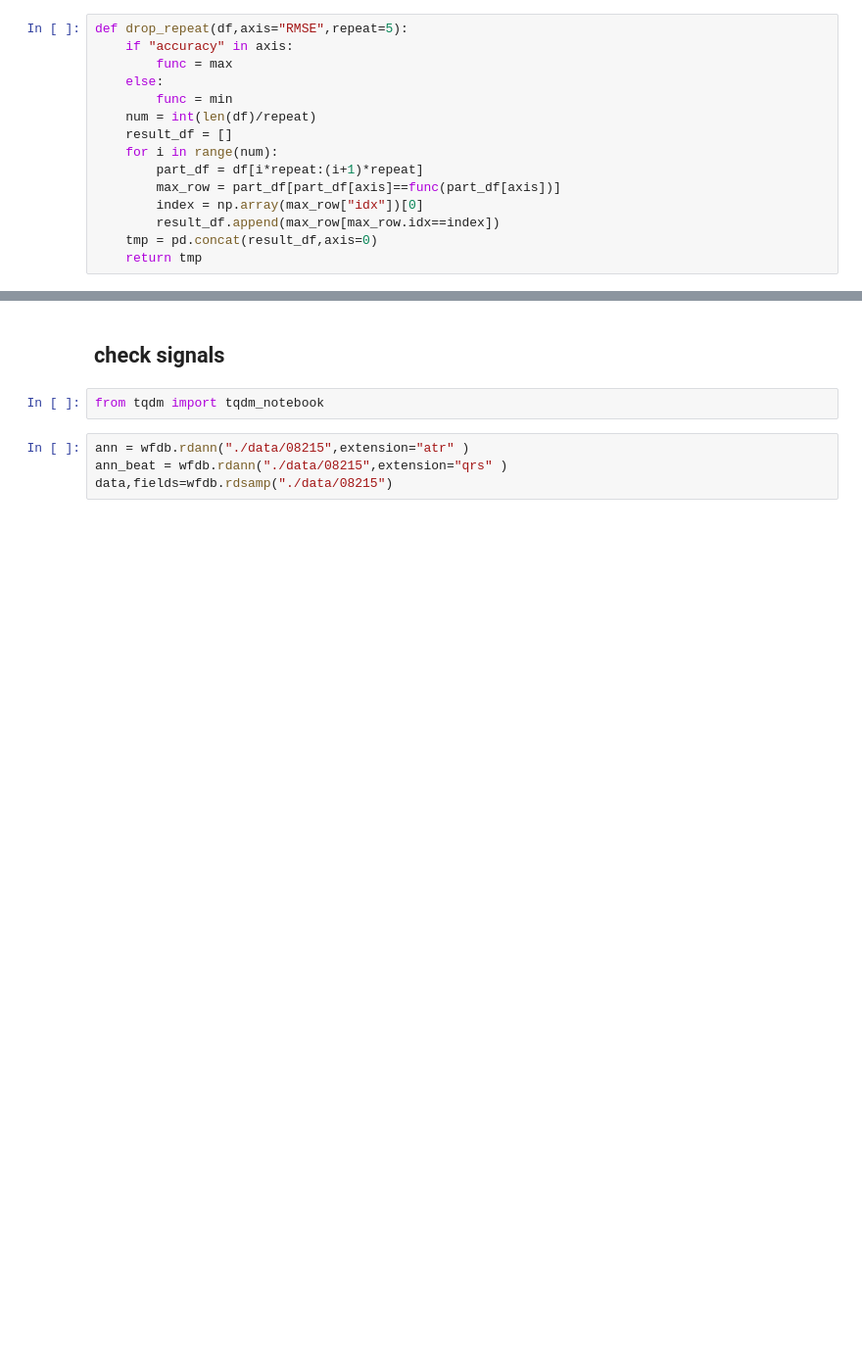
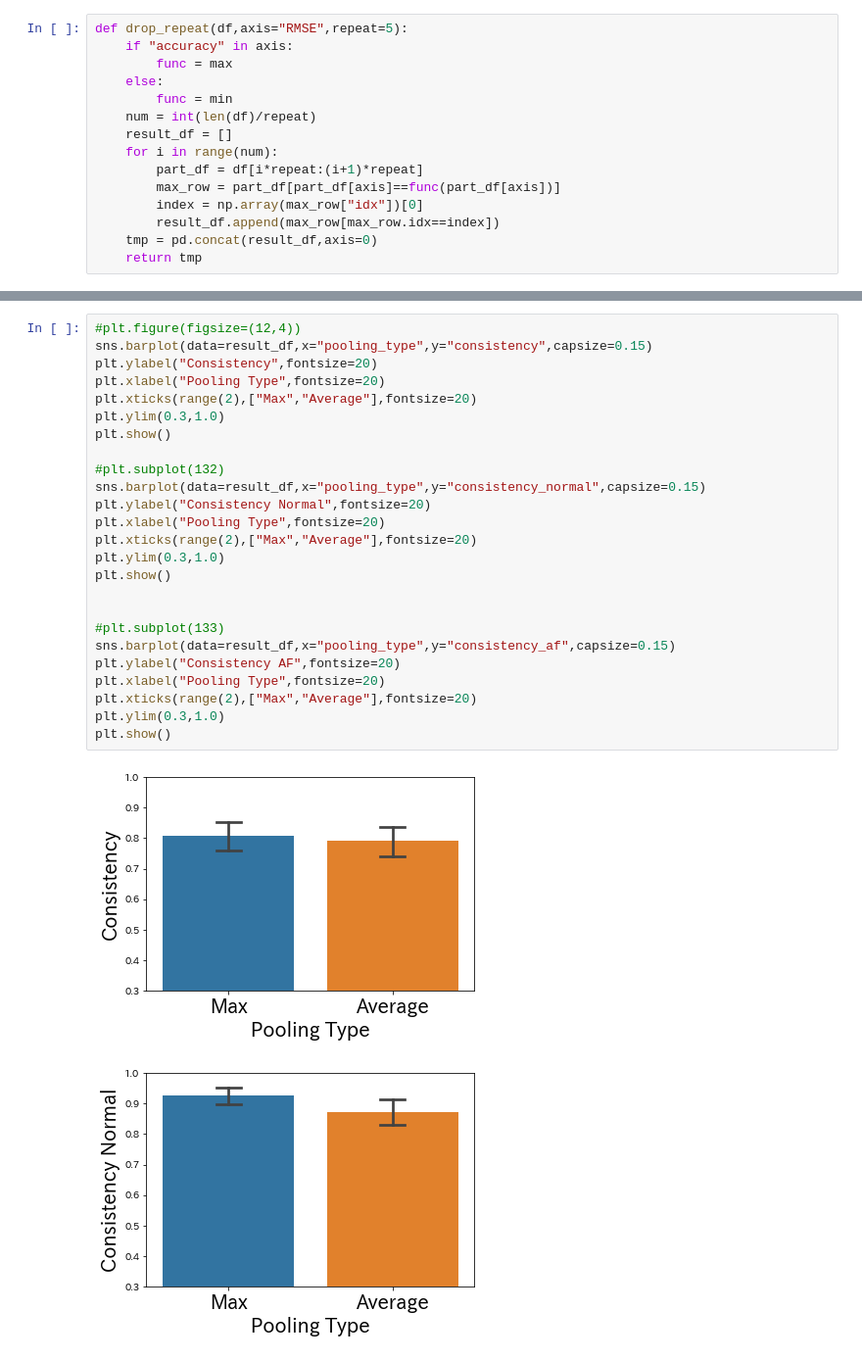
Before and after one commit to huxianyin/hu_ShiftInvarianceValidation_Biosignals2020, a Jupyter notebook: AF Detection/Analyze Result.ipynb, the cells around one changed output, grey strips where cells are left out. Shown at 98% size. Cells and saved outputs as stored; diff of their text form; blank space fills up the shorter version.

```diff
--- a/AF Detection/Analyze Result.ipynb
+++ b/AF Detection/Analyze Result.ipynb
@@ -88,8 +67,28 @@ model.evaluate(X_train,y_train)
-# %% [markdown]
-## check signals
-# %%
-from tqdm import tqdm_notebook
-# %%
-ann = wfdb.rdann("./data/08215",extension="atr" )
-ann_beat = wfdb.rdann("./data/08215",extension="qrs" )
-data,fields=wfdb.rdsamp("./data/08215")
+# %%
+#plt.figure(figsize=(12,4))
+sns.barplot(data=result_df,x="pooling_type",y="consistency",capsize=0.15)
+plt.ylabel("Consistency",fontsize=20)
+plt.xlabel("Pooling Type",fontsize=20)
+plt.xticks(range(2),["Max","Average"],fontsize=20)
+plt.ylim(0.3,1.0)
+plt.show()
+
+#plt.subplot(132)
+sns.barplot(data=result_df,x="pooling_type",y="consistency_normal",capsize=0.15)
+plt.ylabel("Consistency Normal",fontsize=20)
+plt.xlabel("Pooling Type",fontsize=20)
+plt.xticks(range(2),["Max","Average"],fontsize=20)
+plt.ylim(0.3,1.0)
+plt.show()
+
+
+#plt.subplot(133)
+sns.barplot(data=result_df,x="pooling_type",y="consistency_af",capsize=0.15)
+plt.ylabel("Consistency AF",fontsize=20)
+plt.xlabel("Pooling Type",fontsize=20)
+plt.xticks(range(2),["Max","Average"],fontsize=20)
+plt.ylim(0.3,1.0)
+plt.show()
+# %% [output]
+[figure, added]
+[figure, added]
```
Also changed, not shown: parts of 19 cells of this notebook, 6 other files.
